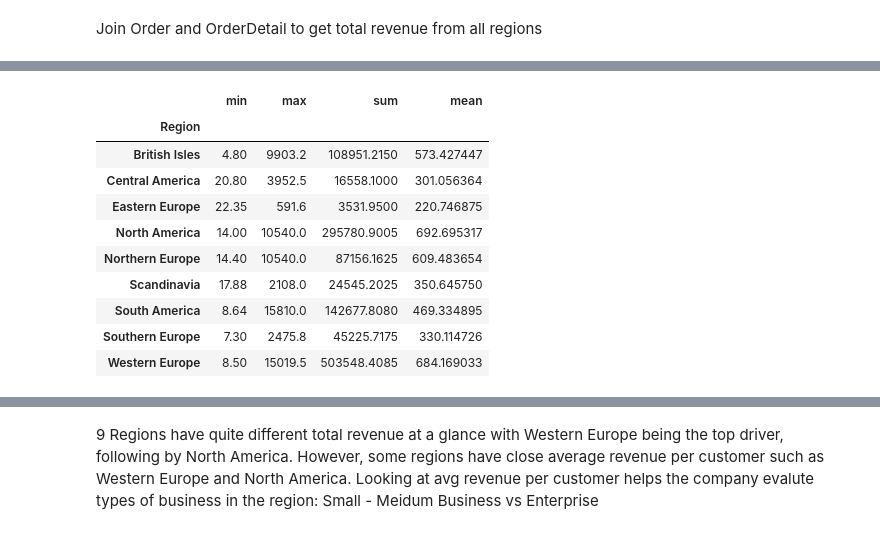
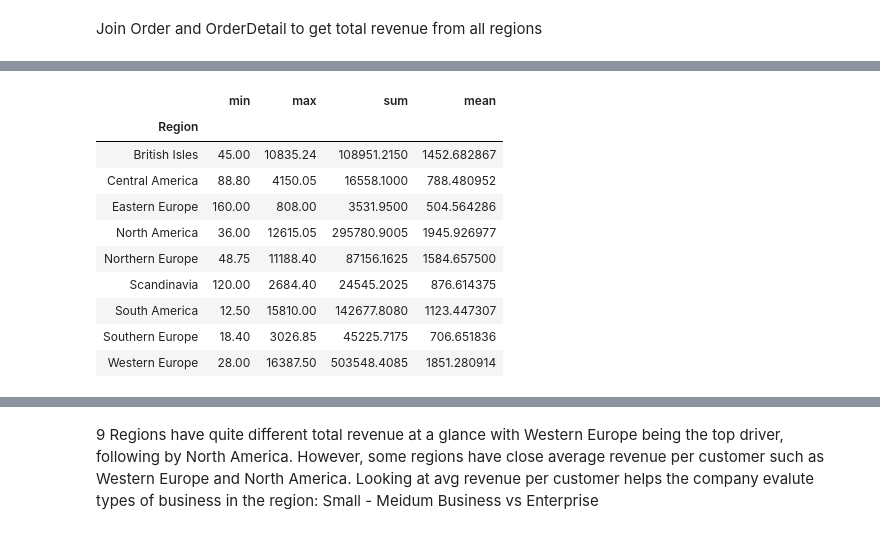
Before and after one commit to bonniema/HypothesisTesting-NorthwindEcommerce, a Jupyter notebook: Mod3 Project_1121_bm.ipynb, the cells around one changed output, grey strips where cells are left out. Cells and saved outputs as stored; diff of their text form; code cells hidden in the pictures.

```diff
--- a/Mod3 Project_1121_bm.ipynb
+++ b/Mod3 Project_1121_bm.ipynb
@@ -492,11 +502,16 @@ customer.head()
 # %%
 df = df_sql(
 """
-SELECT O.CustomerID, C.Region, D.UnitPrice, D.Quantity, D.Discount  FROM Customer C
+SELECT A.OrderId, A.CustomerId, A.Region, SUM(A.Revenue) as OrderRevenue
+FROM
+
+(SELECT O.Id AS OrderId,O.CustomerID, C.Region, D.UnitPrice, D.Quantity, D.Discount, (D.Quantity * D.UnitPrice * (1-D.Discount)) AS Revenue  FROM Customer C
 JOIN 'Order' O
 ON C.ID = O.CustomerId
 JOIN OrderDetail D
-ON D.OrderId = O.Id
+ON D.OrderId = O.Id) A
+
+GROUP BY A.OrderId
 
        """)
 # %%
@@ -511,2 +525,0 @@ df.head()
-# %%
-df['Revenue']=df['Quantity']*df['UnitPrice']*(1-df['Discount'])
@@ -518,14 +545,14 @@ df.groupby('Region')['Revenue'].sum().plot.bar()
 # %%
-df.groupby('Region')['Revenue'].agg(['min','max','sum','mean'])
+df.groupby('Region')['OrderRevenue'].agg(['min','max','sum','mean'])
 # %% [output]
 |  | min | max | sum | mean |
 | Region |  |  |  |  |
-| British Isles | 4.80 | 9903.2 | 108951.2150 | 573.427447 |
-| Central America | 20.80 | 3952.5 | 16558.1000 | 301.056364 |
-| Eastern Europe | 22.35 | 591.6 | 3531.9500 | 220.746875 |
-| North America | 14.00 | 10540.0 | 295780.9005 | 692.695317 |
-| Northern Europe | 14.40 | 10540.0 | 87156.1625 | 609.483654 |
-| Scandinavia | 17.88 | 2108.0 | 24545.2025 | 350.645750 |
-| South America | 8.64 | 15810.0 | 142677.8080 | 469.334895 |
-| Southern Europe | 7.30 | 2475.8 | 45225.7175 | 330.114726 |
-| Western Europe | 8.50 | 15019.5 | 503548.4085 | 684.169033 |
+| British Isles | 45.00 | 10835.24 | 108951.2150 | 1452.682867 |
+| Central America | 88.80 | 4150.05 | 16558.1000 | 788.480952 |
+| Eastern Europe | 160.00 | 808.00 | 3531.9500 | 504.564286 |
+| North America | 36.00 | 12615.05 | 295780.9005 | 1945.926977 |
+| Northern Europe | 48.75 | 11188.40 | 87156.1625 | 1584.657500 |
+| Scandinavia | 120.00 | 2684.40 | 24545.2025 | 876.614375 |
+| South America | 12.50 | 15810.00 | 142677.8080 | 1123.447307 |
+| Southern Europe | 18.40 | 3026.85 | 45225.7175 | 706.651836 |
+| Western Europe | 28.00 | 16387.50 | 503548.4085 | 1851.280914 |
```
Also changed, not shown: parts of 29 cells of this notebook, 1 other file.
